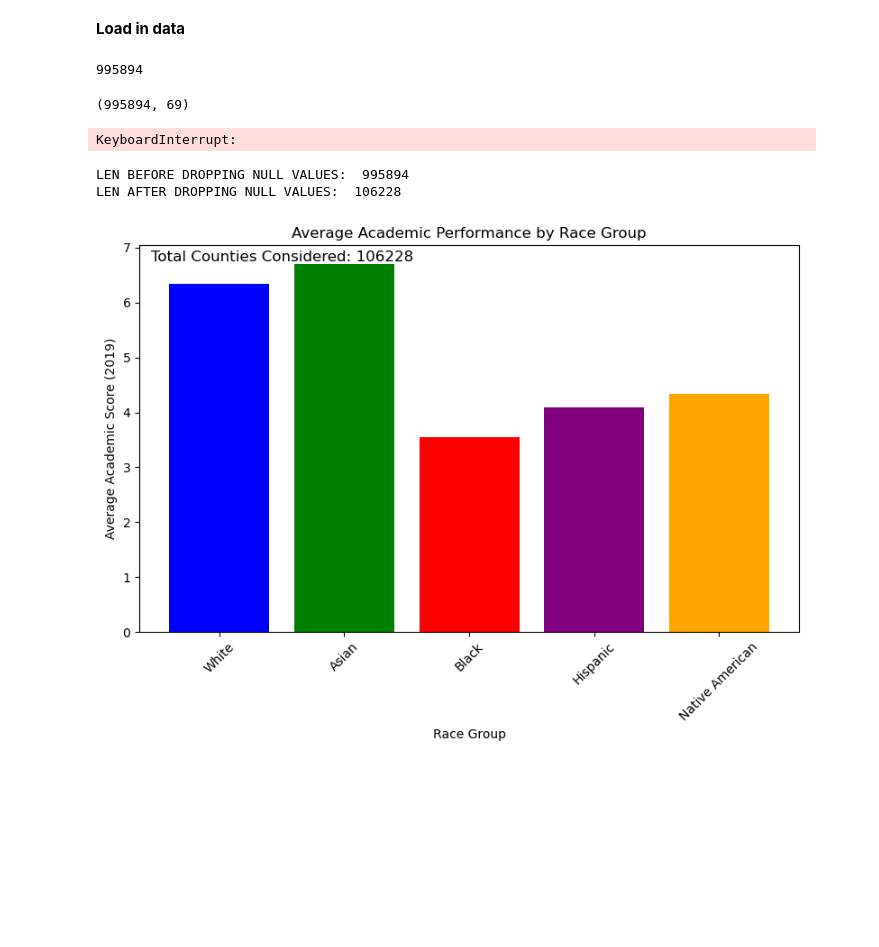
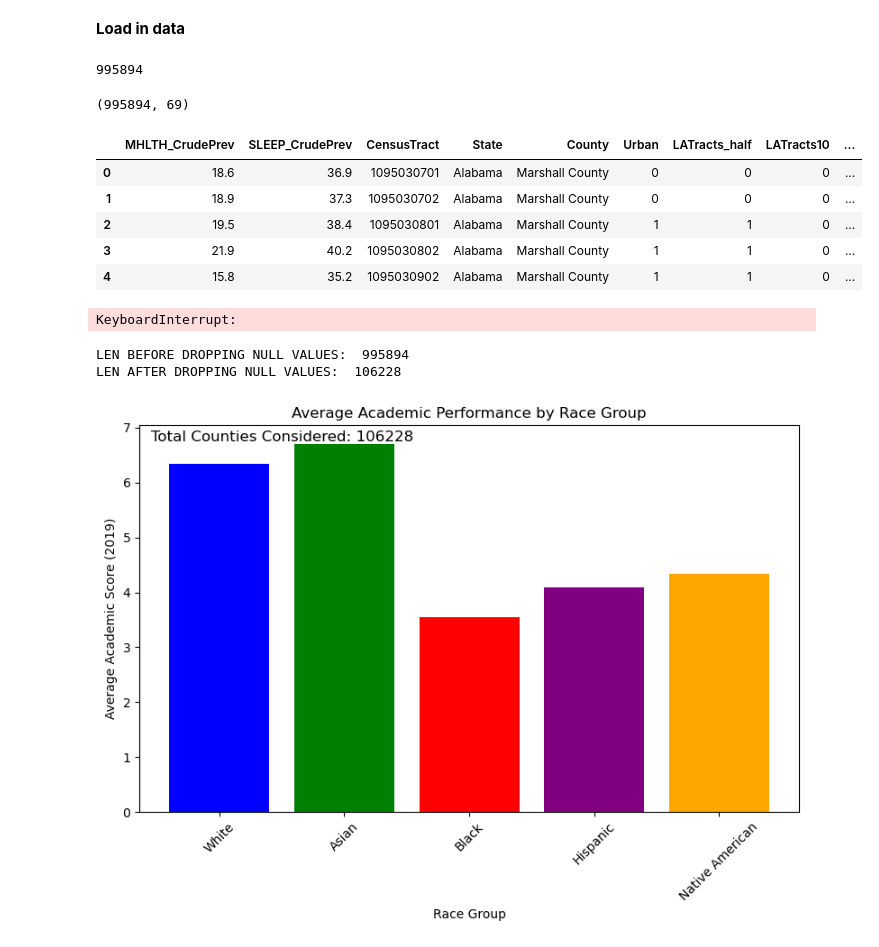
Before and after one commit to csci1951a-spring-2025/final-projects-mink, a Jupyter notebook: ml.ipynb, the cells around one changed output. Cells and saved outputs as stored; diff of their text form; code cells hidden in the pictures; blank space fills up the shorter version.

```diff
--- a/ml.ipynb
+++ b/ml.ipynb
@@ -94,6 +94,15 @@ df = pd.read_csv("data/full_joined_table.csv")
 df.shape
 # %% [output]
 (995894, 69)
+# %%
+df.head()
+# %% [output]
+|  | MHLTH_CrudePrev | SLEEP_CrudePrev | CensusTract | State | County | Urban | LATracts_half | LATracts10 | ... |
+| 0 | 18.6 | 36.9 | 1095030701 | Alabama | Marshall County | 0 | 0 | 0 | ... |
+| 1 | 18.9 | 37.3 | 1095030702 | Alabama | Marshall County | 0 | 0 | 0 | ... |
+| 2 | 19.5 | 38.4 | 1095030801 | Alabama | Marshall County | 1 | 1 | 0 | ... |
+| 3 | 21.9 | 40.2 | 1095030802 | Alabama | Marshall County | 1 | 1 | 0 | ... |
+| 4 | 15.8 | 35.2 | 1095030902 | Alabama | Marshall County | 1 | 1 | 0 | ... |
 # %%
 df = pd.read_csv("data/full_joined_table.csv")
 # df
```
Also changed, not shown: parts of 2 cells of this notebook.
